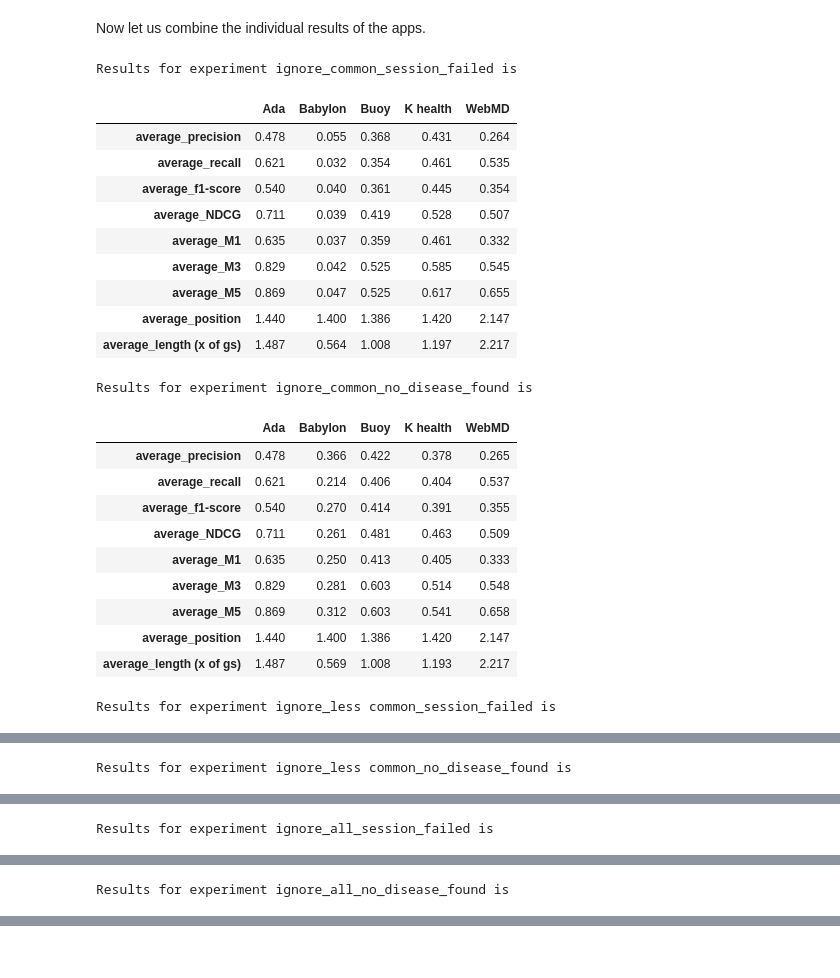
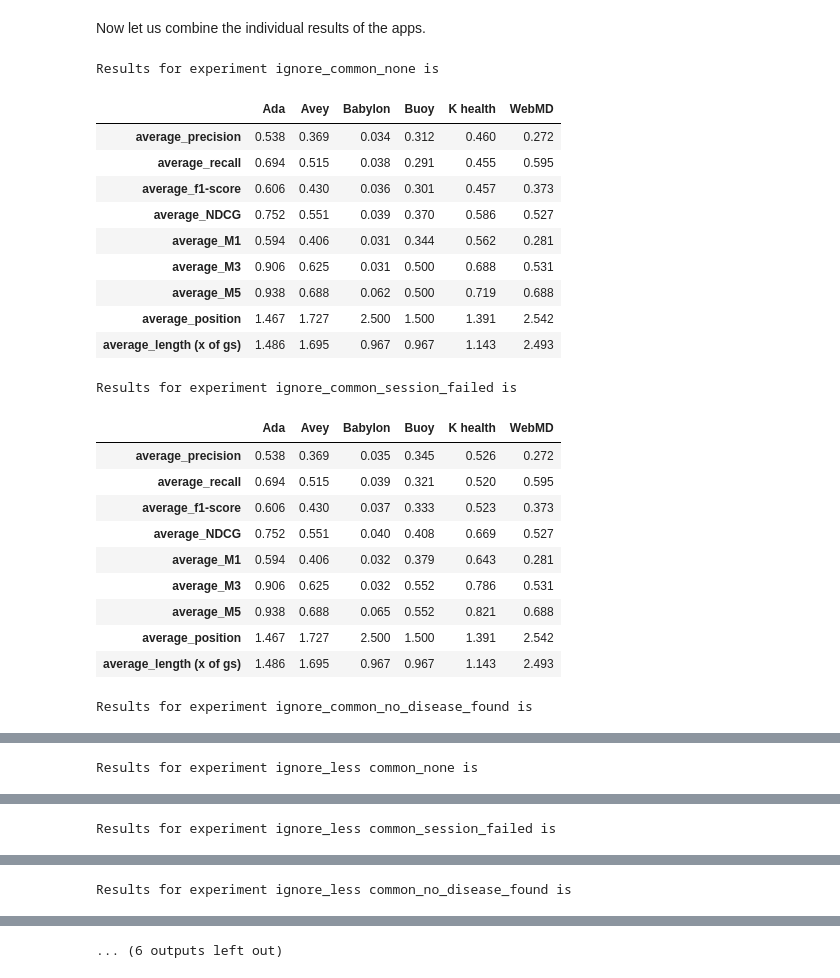
Before and after one commit to rimads/avey-paper, a Jupyter notebook: main.ipynb, the cells around one changed output, grey strips where cells are left out. Drawn from its saved outputs; the diff is of its cells as text; code cells hidden in the pictures.

```diff
--- a/main.ipynb
+++ b/main.ipynb
@@ -57,9 +34,13 @@ def getDataframe(case):
 # %%
 # We need to make all the differentials of the same length to ease comparison
 # We pad the lists with None
-data = loadData('allResults')
+# data = loadData('allResults')
+data = loadData('aveyAll')
+for caseNum, tests in data.items():
+    assert len(tests.keys()) == 10, f"app missing in case {caseNum}, {tests.keys()}"
+data = {k:v for k,v in data.items() if k in loadData('maram')}
 normalizedData = normalize(data)
-cases = {id: getDataframe(case) for id, case in normalizedData.items()}
+cases = {int(id): getDataframe(case) for id, case in normalizedData.items()}
 caseClassification = loadData('case-classification')
 f'We have {len(cases)} cases in the experiment.'
 # %% [output]
@@ -71,5 +52,5 @@ from IPython.display import display
 for caseNum, case in cases.items():
     print(f"Case number {caseNum}")
     display(case)
-    # break
+    break
 # %% [output]
@@ -341,8 +288,11 @@ Let us print all the results. The experiments are nomenclatured as follows:
 # %%
-def displayResults(results):
+def displayResults(results,printNumCases=True):
     for label, result in results.items():
         result.to_csv(f'stats/{label}.json',sep=';')
-        print(f'Results for experiment {label} is')
+        if printNumCases:
+            print(f'Results for experiment {label}, which has {len(set(experiments[label]) & set(scores.keys()))} cases, is')
+        else:
+            print(f'Results for experiment {label} is')
         display(result)
 
 displayResults({key:val for key, val in results.items() if 'any' not in key})
@@ -502,28 +452,28 @@ for label, keys in combineLabels.items():
         ]
         )
 # %%
-displayResults(combinedResults)
+displayResults(combinedResults,printNumCases=False)
 # %% [output]
-Results for experiment ignore_common_session_failed is
+Results for experiment ignore_common_none is
-|  | Ada | Babylon | Buoy | K health | WebMD |
-| average_precision | 0.478 | 0.055 | 0.368 | 0.431 | 0.264 |
-| average_recall | 0.621 | 0.032 | 0.354 | 0.461 | 0.535 |
-| average_f1-score | 0.540 | 0.040 | 0.361 | 0.445 | 0.354 |
-| average_NDCG | 0.711 | 0.039 | 0.419 | 0.528 | 0.507 |
-| average_M1 | 0.635 | 0.037 | 0.359 | 0.461 | 0.332 |
-| average_M3 | 0.829 | 0.042 | 0.525 | 0.585 | 0.545 |
-| average_M5 | 0.869 | 0.047 | 0.525 | 0.617 | 0.655 |
-| average_position | 1.440 | 1.400 | 1.386 | 1.420 | 2.147 |
-| average_length (x of gs) | 1.487 | 0.564 | 1.008 | 1.197 | 2.217 |
+|  | Ada | Avey | Babylon | Buoy | K health | WebMD |
+| average_precision | 0.538 | 0.369 | 0.034 | 0.312 | 0.460 | 0.272 |
+| average_recall | 0.694 | 0.515 | 0.038 | 0.291 | 0.455 | 0.595 |
+| average_f1-score | 0.606 | 0.430 | 0.036 | 0.301 | 0.457 | 0.373 |
+| average_NDCG | 0.752 | 0.551 | 0.039 | 0.370 | 0.586 | 0.527 |
+| average_M1 | 0.594 | 0.406 | 0.031 | 0.344 | 0.562 | 0.281 |
+| average_M3 | 0.906 | 0.625 | 0.031 | 0.500 | 0.688 | 0.531 |
+| average_M5 | 0.938 | 0.688 | 0.062 | 0.500 | 0.719 | 0.688 |
+| average_position | 1.467 | 1.727 | 2.500 | 1.500 | 1.391 | 2.542 |
+| average_length (x of gs) | 1.486 | 1.695 | 0.967 | 0.967 | 1.143 | 2.493 |
-Results for experiment ignore_common_no_disease_found is
+Results for experiment ignore_common_session_failed is
-|  | Ada | Babylon | Buoy | K health | WebMD |
-| average_precision | 0.478 | 0.366 | 0.422 | 0.378 | 0.265 |
-| average_recall | 0.621 | 0.214 | 0.406 | 0.404 | 0.537 |
-| average_f1-score | 0.540 | 0.270 | 0.414 | 0.391 | 0.355 |
-| average_NDCG | 0.711 | 0.261 | 0.481 | 0.463 | 0.509 |
-| average_M1 | 0.635 | 0.250 | 0.413 | 0.405 | 0.333 |
-| average_M3 | 0.829 | 0.281 | 0.603 | 0.514 | 0.548 |
-| average_M5 | 0.869 | 0.312 | 0.603 | 0.541 | 0.658 |
-| average_position | 1.440 | 1.400 | 1.386 | 1.420 | 2.147 |
-| average_length (x of gs) | 1.487 | 0.569 | 1.008 | 1.193 | 2.217 |
+|  | Ada | Avey | Babylon | Buoy | K health | WebMD |
+| average_precision | 0.538 | 0.369 | 0.035 | 0.345 | 0.526 | 0.272 |
+| average_recall | 0.694 | 0.515 | 0.039 | 0.321 | 0.520 | 0.595 |
+| average_f1-score | 0.606 | 0.430 | 0.037 | 0.333 | 0.523 | 0.373 |
+| average_NDCG | 0.752 | 0.551 | 0.040 | 0.408 | 0.669 | 0.527 |
+| average_M1 | 0.594 | 0.406 | 0.032 | 0.379 | 0.643 | 0.281 |
+| average_M3 | 0.906 | 0.625 | 0.032 | 0.552 | 0.786 | 0.531 |
+| average_M5 | 0.938 | 0.688 | 0.065 | 0.552 | 0.821 | 0.688 |
+| average_position | 1.467 | 1.727 | 2.500 | 1.500 | 1.391 | 2.542 |
+| average_length (x of gs) | 1.486 | 1.695 | 0.967 | 0.967 | 1.143 | 2.493 |
-Results for experiment ignore_less common_session_failed is
+Results for experiment ignore_common_no_disease_found is
@@ -540 +490 @@ Results for experiment ignore_less common_session_failed is
-Results for experiment ignore_less common_no_disease_found is
+Results for experiment ignore_less common_none is
@@ -551 +501 @@ Results for experiment ignore_less common_no_disease_found is
-Results for experiment ignore_all_session_failed is
+Results for experiment ignore_less common_session_failed is
@@ -562 +512 @@ Results for experiment ignore_all_session_failed is
-Results for experiment ignore_all_no_disease_found is
+Results for experiment ignore_less common_no_disease_found is
@@ -572,0 +523 @@ Results for experiment ignore_all_no_disease_found is
+... (6 outputs left out)
```
Also changed, not shown: parts of 8 cells of this notebook, 48 other files.
